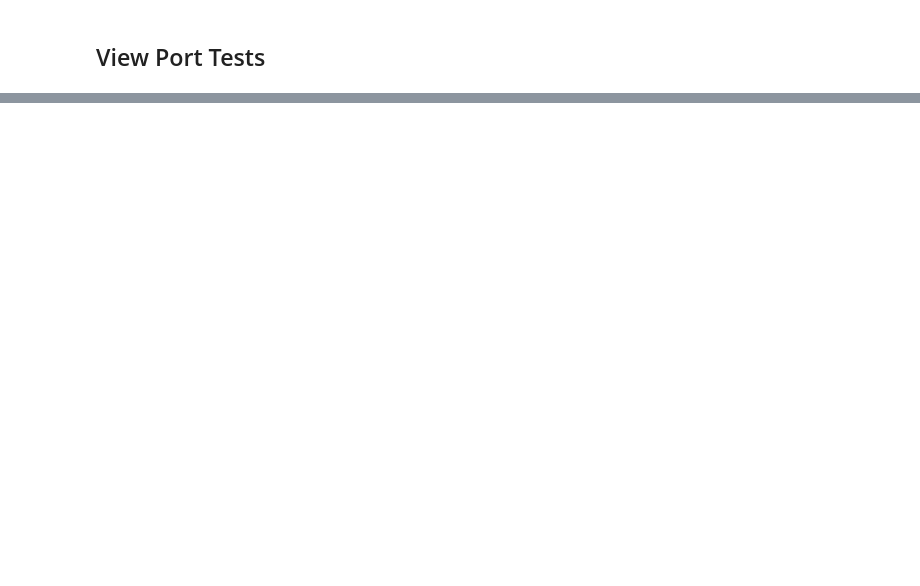
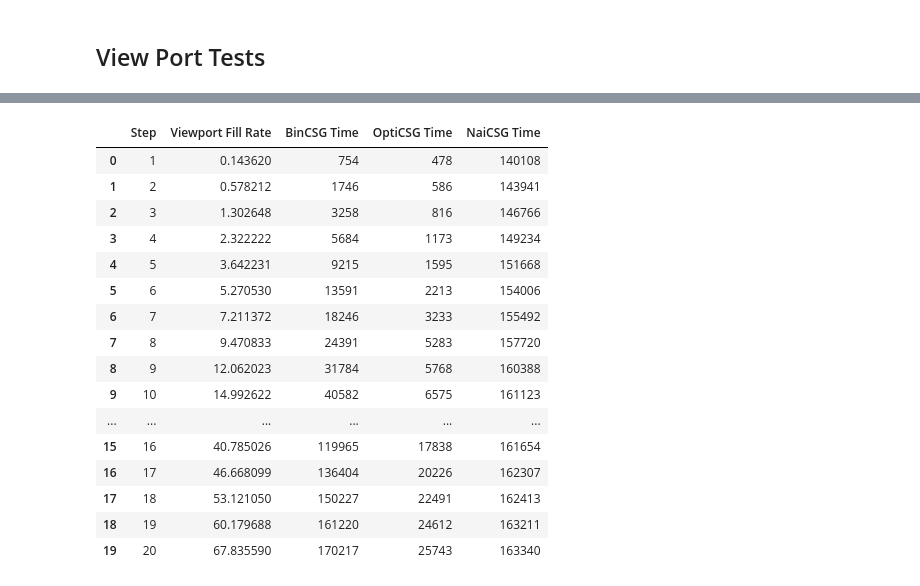
Before and after one commit to otmanesabir/bsc-thesis, a Jupyter notebook: data_analysis/analysis.ipynb, the cells around one changed output, grey strips where cells are left out. Saved outputs shown, nothing was run; the diff lists cells and outputs as text; code cells hidden in the pictures; blank space fills up the shorter version.

```diff
--- a/data_analysis/analysis.ipynb
+++ b/data_analysis/analysis.ipynb
@@ -346,3 +349,23 @@ df_viewport
+# %%
+df_viewport
+# %% [output]
+|  | Step | Viewport Fill Rate | BinCSG Time | OptiCSG Time | NaiCSG Time |
+| 0 | 1 | 0.143620 | 754 | 478 | 140108 |
+| 1 | 2 | 0.578212 | 1746 | 586 | 143941 |
+| 2 | 3 | 1.302648 | 3258 | 816 | 146766 |
+| 3 | 4 | 2.322222 | 5684 | 1173 | 149234 |
+| 4 | 5 | 3.642231 | 9215 | 1595 | 151668 |
+| 5 | 6 | 5.270530 | 13591 | 2213 | 154006 |
+| 6 | 7 | 7.211372 | 18246 | 3233 | 155492 |
+| 7 | 8 | 9.470833 | 24391 | 5283 | 157720 |
+| 8 | 9 | 12.062023 | 31784 | 5768 | 160388 |
+| 9 | 10 | 14.992622 | 40582 | 6575 | 161123 |
+| ... | ... | ... | ... | ... | ... |
+| 15 | 16 | 40.785026 | 119965 | 17838 | 161654 |
+| 16 | 17 | 46.668099 | 136404 | 20226 | 162307 |
+| 17 | 18 | 53.121050 | 150227 | 22491 | 162413 |
+| 18 | 19 | 60.179688 | 161220 | 24612 | 163211 |
+| 19 | 20 | 67.835590 | 170217 | 25743 | 163340 |
 # %% [markdown]
 <a style='text-decoration:none;line-height:16px;display:flex;color:#5B5B62;padding:10px;justify-content:end;' href='https://deepnote.com?utm_source=created-in-deepnote-cell&projectId=4d2adc30-53a1-4bf1-8670-5f0dd5b807d5' target="_blank">
 <img alt='Created in deepnote.com' style='display:inline;max-height:16px;margin:0px;margin-right:7.5px;' src='embedded-picture-1' > </img>
```
Also changed, not shown: parts of 22 cells of this notebook.
